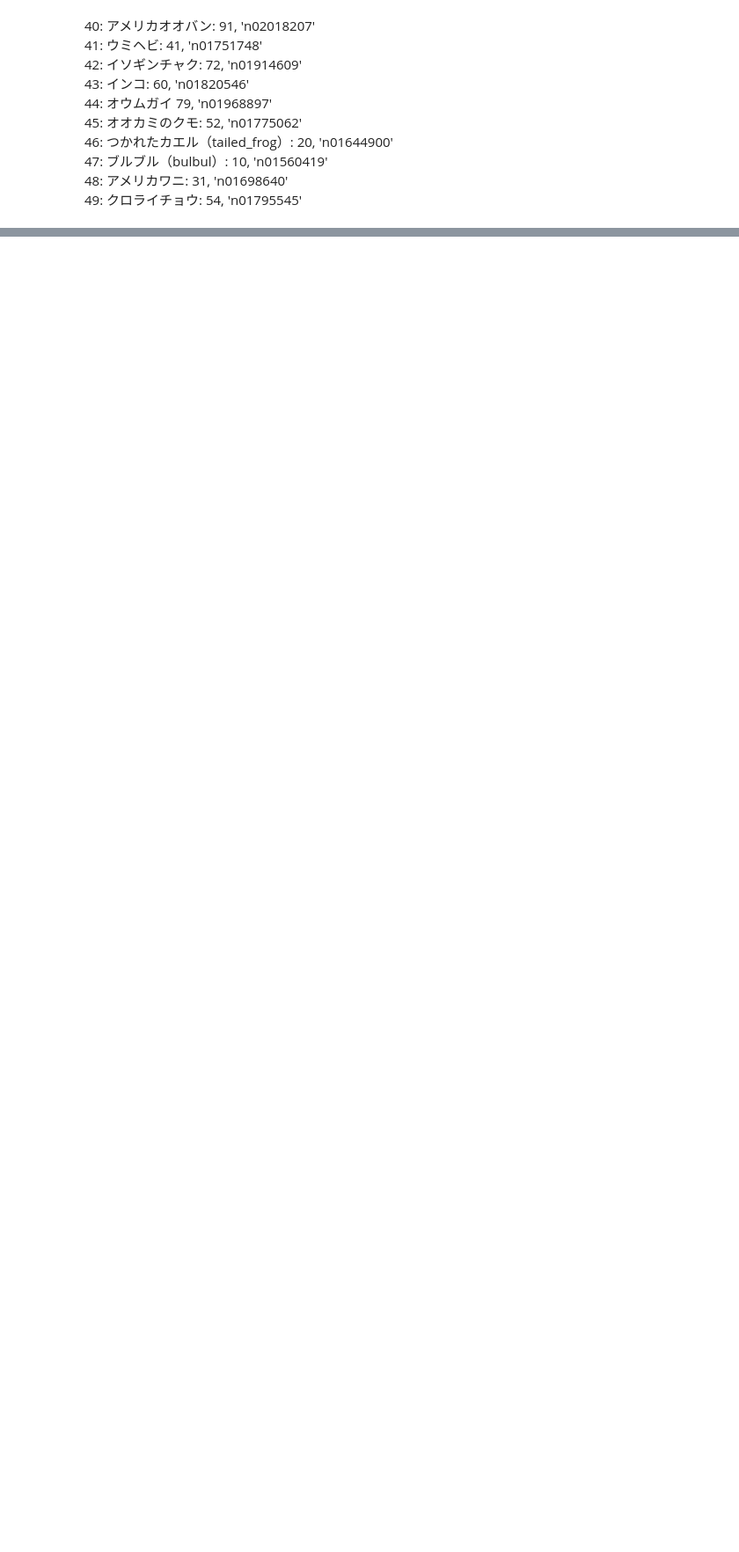
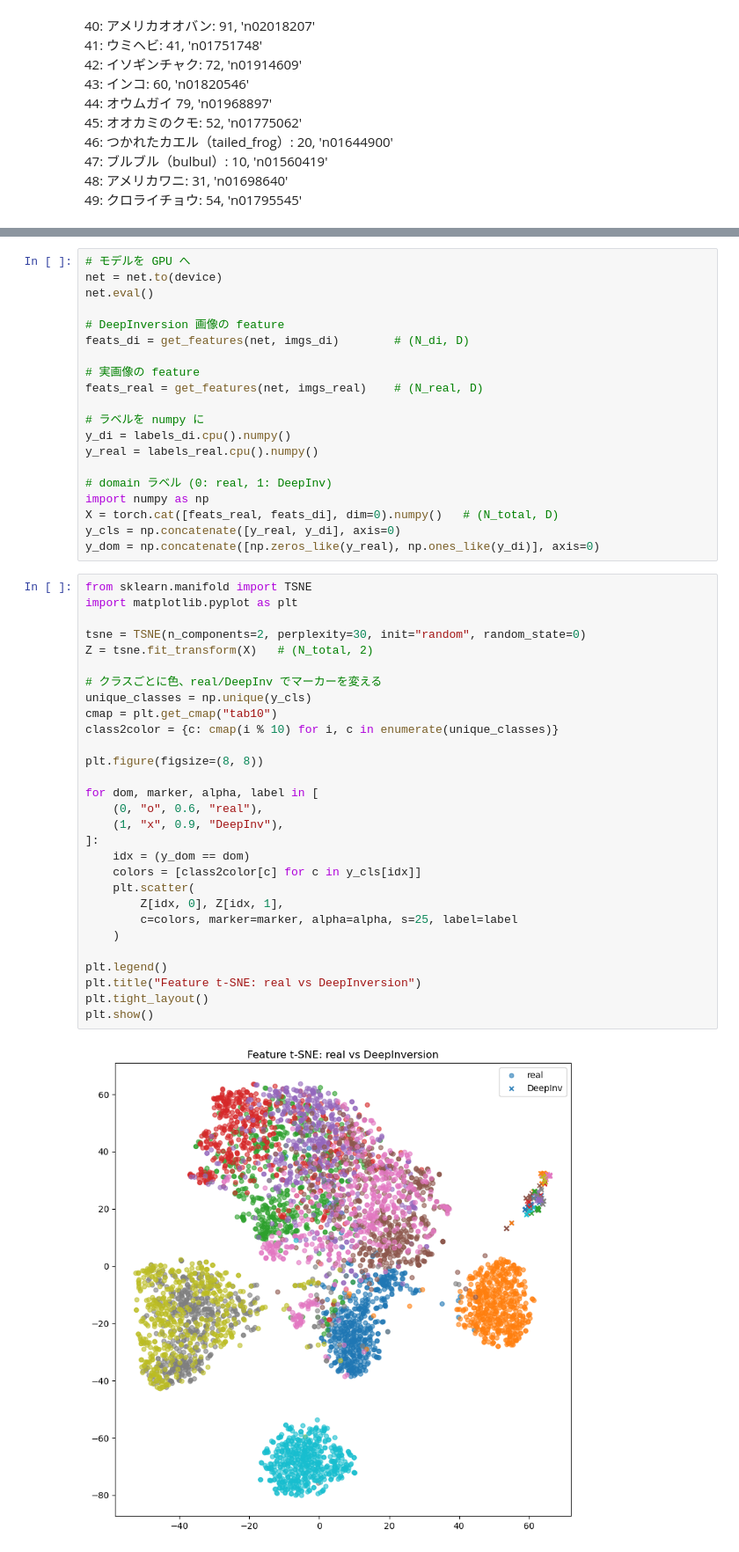
Before and after one commit to KoyoImai/CIDL, a Jupyter notebook: Analysis/deepinversion_imnet.ipynb, the cells around one changed output, grey strips where cells are left out. Shown at 88% size. Cells and saved outputs as stored; diff of their text form; blank space fills up the shorter version.

```diff
--- a/Analysis/deepinversion_imnet.ipynb
+++ b/Analysis/deepinversion_imnet.ipynb
@@ -591,0 +895,51 @@ main criterion 0.02503439225256443
+# %%
+# モデルを GPU へ
+net = net.to(device)
+net.eval()
+
+# DeepInversion 画像の feature
+feats_di = get_features(net, imgs_di)        # (N_di, D)
+
+# 実画像の feature
+feats_real = get_features(net, imgs_real)    # (N_real, D)
+
+# ラベルを numpy に
+y_di = labels_di.cpu().numpy()
+y_real = labels_real.cpu().numpy()
+
+# domain ラベル (0: real, 1: DeepInv)
+import numpy as np
+X = torch.cat([feats_real, feats_di], dim=0).numpy()   # (N_total, D)
+y_cls = np.concatenate([y_real, y_di], axis=0)
+y_dom = np.concatenate([np.zeros_like(y_real), np.ones_like(y_di)], axis=0)
+# %%
+from sklearn.manifold import TSNE
+import matplotlib.pyplot as plt
+
+tsne = TSNE(n_components=2, perplexity=30, init="random", random_state=0)
+Z = tsne.fit_transform(X)   # (N_total, 2)
+
+# クラスごとに色、real/DeepInv でマーカーを変える
+unique_classes = np.unique(y_cls)
+cmap = plt.get_cmap("tab10")
+class2color = {c: cmap(i % 10) for i, c in enumerate(unique_classes)}
+
+plt.figure(figsize=(8, 8))
+
+for dom, marker, alpha, label in [
+    (0, "o", 0.6, "real"),
+    (1, "x", 0.9, "DeepInv"),
+]:
+    idx = (y_dom == dom)
+    colors = [class2color[c] for c in y_cls[idx]]
+    plt.scatter(
+        Z[idx, 0], Z[idx, 1],
+        c=colors, marker=marker, alpha=alpha, s=25, label=label
+    )
+
+plt.legend()
+plt.title("Feature t-SNE: real vs DeepInversion")
+plt.tight_layout()
+plt.show()
+# %% [output]
+[figure, added]
```
Also changed, not shown: parts of 16 cells of this notebook, 21 other files.
